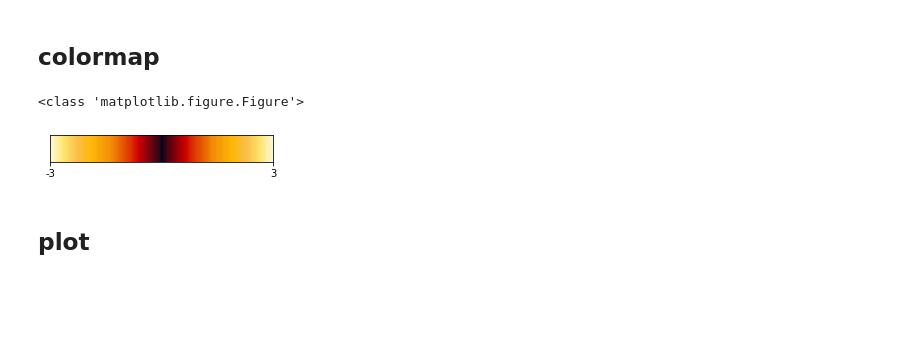
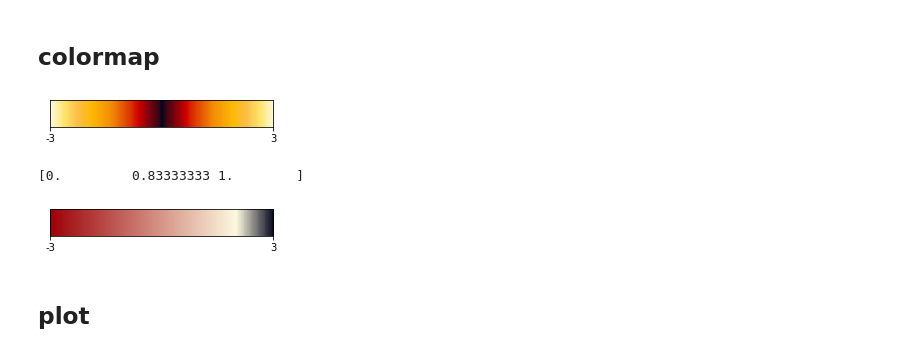
Before and after one commit to raaupr/viz-helper, a Jupyter notebook: notebooks/Distance + Length vs Time.ipynb, the cells around one changed output. Drawn from its saved outputs; the diff is of its cells as text; code cells hidden in the pictures; blank space fills up the shorter version.

Commit message:
Change colormap editing flow

```diff
--- a/notebooks/Distance + Length vs Time.ipynb
+++ b/notebooks/Distance + Length vs Time.ipynb
@@ -84,7 +84,7 @@ def get_continuous_cmap(hex_list, float_list=None):
         ----------
         colour map'''
     rgb_list = [rgb_to_dec(hex_to_rgb(i)) for i in hex_list]
-    if float_list:
+    if len(float_list) > 0:
         pass
     else:
         float_list = list(np.linspace(0,1,len(rgb_list)))
@@ -124,7 +124,7 @@ assert(len(hex_list) == len(float_list))
 distance_cmap = get_continuous_cmap(hex_list, float_list)
 # %%
 def show_colormap(colormap, vmin=-3, vmax=3):
-    a=outer(arange(-3,3,0.01),ones(1)).transpose()
+    a=outer(arange(vmin,vmax,0.01),ones(1)).transpose()
     fig, ax = plt.subplots(1,1, figsize=(4, 0.5))
     img = ax.imshow(a,aspect='auto',cmap=colormap,origin="lower", vmin=vmin, vmax=vmax, extent=[vmin, vmax, -1, 1])
     x_label_list = [vmin, vmax]
@@ -134,8 +134,21 @@ def show_colormap(colormap, vmin=-3, vmax=3):
 # %%
 show_colormap(distance_cmap)
 # %% [output]
-<class 'matplotlib.figure.Figure'>
 [figure]
+# %%
+def get_continuous_cmap_bypoint(hex_list, float_list):
+    x = np.array(float_list)
+    normalized = (x-min(x))/(max(x)-min(x)).tolist()
+    print(normalized)
+    return get_continuous_cmap(hex_list, normalized)
+# %%
+hex_list = ["#9D0208", "#FEFAE0", "#03071E"]
+float_list = np.array([-3, 2 ,3])
+tmp_cmap = get_continuous_cmap_bypoint(hex_list, float_list)
+show_colormap(tmp_cmap)
+# %% [output]
+[0.         0.83333333 1.        ]
+[figure, added]
 # %% [markdown]
 ## plot
 # %%
```
Also changed, not shown: 3 other files.
